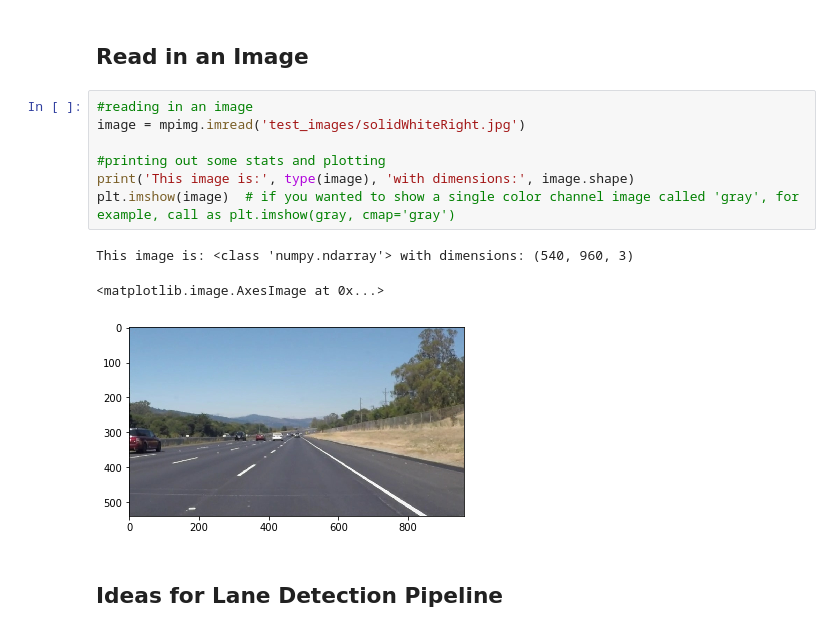
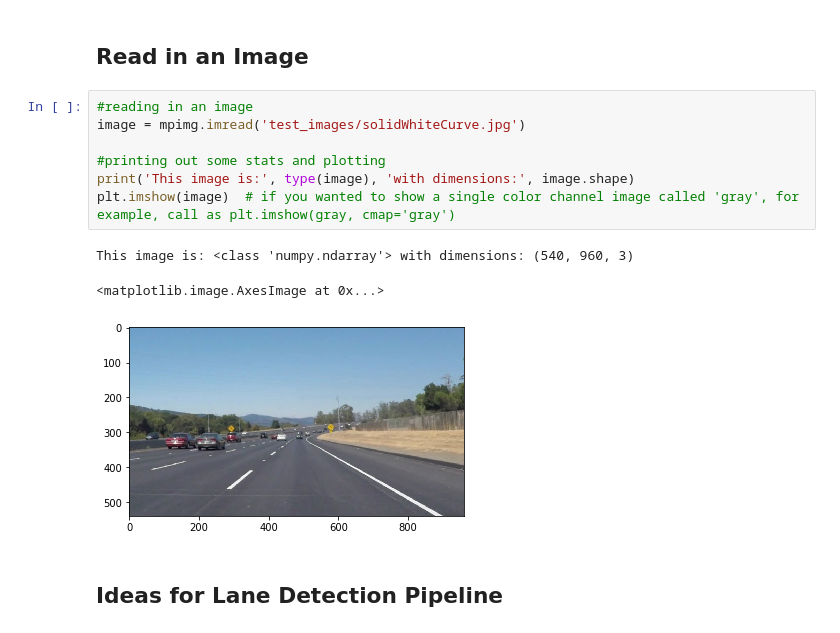
Before and after one commit to TimeToBustTheTower/NDSDC_FindingLaneLines, a Jupyter notebook: P1-Submission_1.ipynb, the cells around one changed output. Cells and saved outputs as stored; diff of their text form.

```diff
--- a/P1-Submission_1.ipynb
+++ b/P1-Submission_1.ipynb
@@ -51,15 +51,15 @@ import cv2
 ## Read in an Image
 # %%
 #reading in an image
-image = mpimg.imread('test_images/solidWhiteRight.jpg')
+image = mpimg.imread('test_images/solidWhiteCurve.jpg')
 
 #printing out some stats and plotting
 print('This image is:', type(image), 'with dimensions:', image.shape)
 plt.imshow(image)  # if you wanted to show a single color channel image called 'gray', for example, call as plt.imshow(gray, cmap='gray')
 # %% [output]
 This image is: <class 'numpy.ndarray'> with dimensions: (540, 960, 3)
 <matplotlib.image.AxesImage at 0x...>
-[figure, old version]
+[figure, new version]
 # %% [markdown]
 ## Ideas for Lane Detection Pipeline
 # %% [markdown]
```
Also changed, not shown: parts of 7 cells of this notebook.
